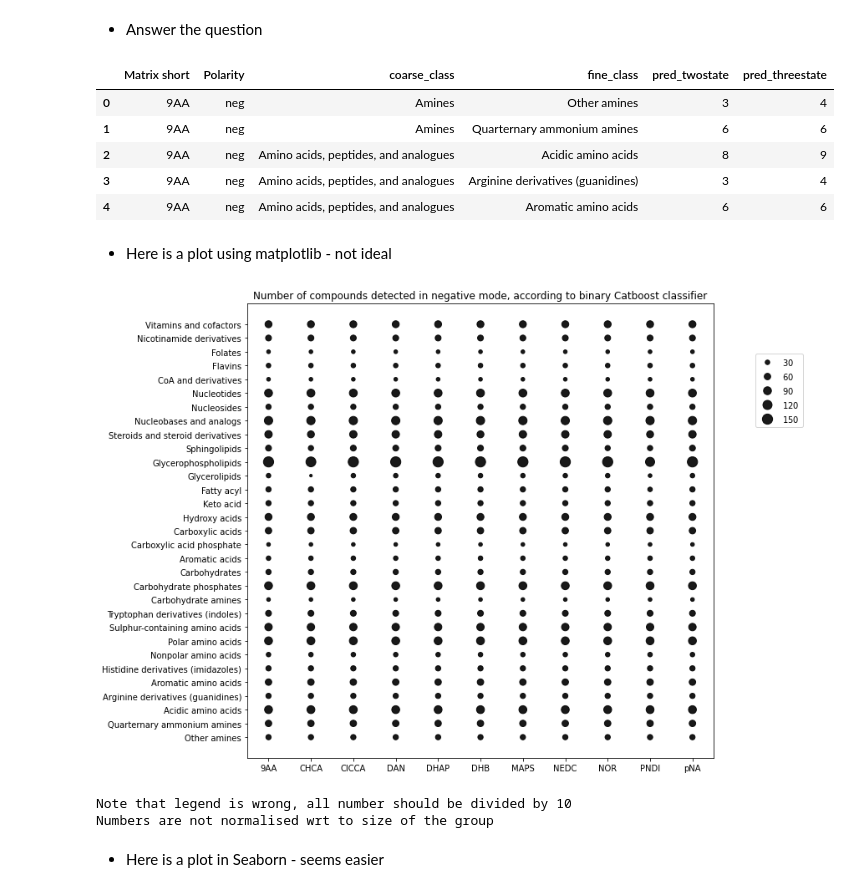
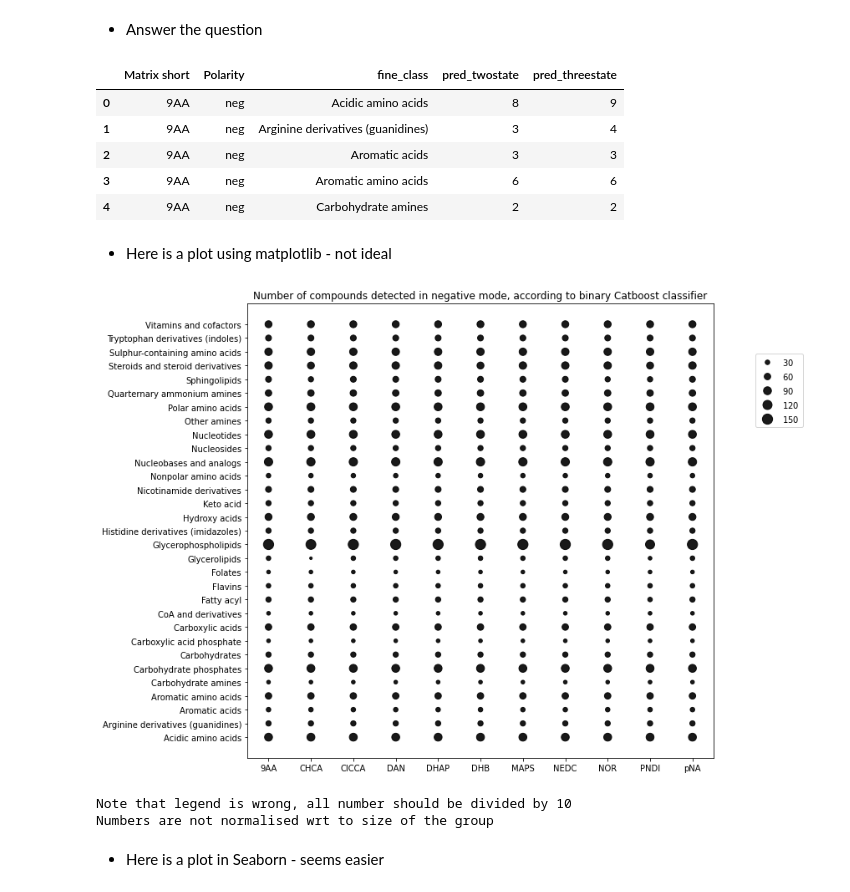
Before and after one commit to saharuka/metabolite_detectability, a Jupyter notebook: spotting/analysis/20_matrices/5_data_analysis/how_to_merge_data.ipynb, the cells around one changed output. Drawn from its saved outputs; the diff is of its cells as text; code cells hidden in the pictures.

```diff
--- a/spotting/analysis/20_matrices/5_data_analysis/how_to_merge_data.ipynb
+++ b/spotting/analysis/20_matrices/5_data_analysis/how_to_merge_data.ipynb
@@ -213,18 +213,18 @@ agg_data2.head()
 # %% [markdown]
 - Answer the question
 # %%
-result2 = agg_data2.groupby(['Matrix short', 'Polarity', 'coarse_class', 'fine_class']).agg({
+result2 = agg_data2.groupby(['Matrix short', 'Polarity', 'fine_class']).agg({
     'pred_twostate' : 'sum',
     'pred_threestate' : 'sum'
 }).reset_index()
 result2.head()
 # %% [output]
-|  | Matrix short | Polarity | coarse_class | fine_class | pred_twostate | pred_threestate |
-| 0 | 9AA | neg | Amines | Other amines | 3 | 4 |
-| 1 | 9AA | neg | Amines | Quarternary ammonium amines | 6 | 6 |
-| 2 | 9AA | neg | Amino acids, peptides, and analogues | Acidic amino acids | 8 | 9 |
-| 3 | 9AA | neg | Amino acids, peptides, and analogues | Arginine derivatives (guanidines) | 3 | 4 |
-| 4 | 9AA | neg | Amino acids, peptides, and analogues | Aromatic amino acids | 6 | 6 |
+|  | Matrix short | Polarity | fine_class | pred_twostate | pred_threestate |
+| 0 | 9AA | neg | Acidic amino acids | 8 | 9 |
+| 1 | 9AA | neg | Arginine derivatives (guanidines) | 3 | 4 |
+| 2 | 9AA | neg | Aromatic acids | 3 | 3 |
+| 3 | 9AA | neg | Aromatic amino acids | 6 | 6 |
+| 4 | 9AA | neg | Carbohydrate amines | 2 | 2 |
 # %% [markdown]
 - Here is a plot using matplotlib - not ideal
 # %%
@@ -245,7 +245,7 @@ plt.show()
 print("Note that legend is wrong, all number should be divided by 10")
 print("Numbers are not normalised wrt to size of the group")
 # %% [output]
-[figure, old version]
+[figure, new version]
 Note that legend is wrong, all number should be divided by 10
 Numbers are not normalised wrt to size of the group
 # %% [markdown]
```
Also changed, not shown: parts of 3 cells of this notebook.
